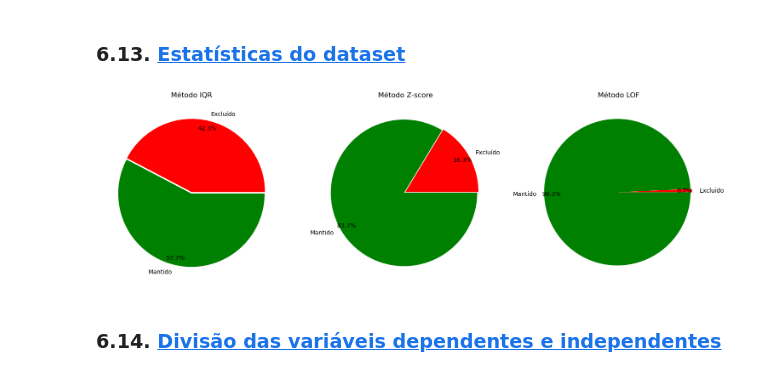
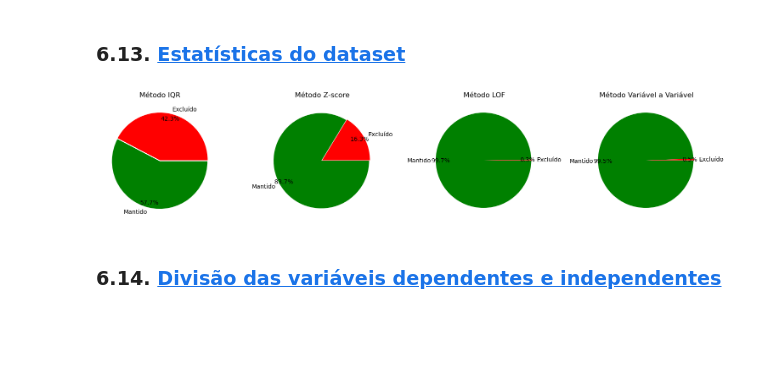
Before and after one commit to pfcv99/AC_Popularidade_musicas, a Jupyter notebook: Trabalho.ipynb, the cells around one changed output. Drawn from its saved outputs; the diff is of its cells as text; code cells hidden in the pictures; blank space fills up the shorter version.

```diff
--- a/Trabalho.ipynb
+++ b/Trabalho.ipynb
@@ -286,0 +478,15 @@ Outlier indices: [False False  True ... False False False]
+# %%
+%%R
+##Variavel Tempo
+ggplot(data, aes(x = song_category, y = tempo
+)) +
+  geom_boxplot() +
+  labs(title = "Box plot of Your Variable by Song Category",
+       x = "Song Category",
+       y = "Tempo")
+threshold1=230
+threshold2=0
+data <- data[!(data$tempo > threshold1), ]
+data <- data[!(data$tempo <= threshold2), ]
+dim(data)
+18831-18780 ##51 outliers eliminados
@@ -286,0 +508,9 @@ Outlier indices: [False False  True ... False False False]
+# %%
+
+%%R
+## 51/18831 = 0.003 percentagem de elementos removidos do dataset.
+## Limpeza muito minuciosa e pormenorizada.
+
+#### Estamos em condições de aplicar as metodologias.
+
+df_VAR <- data.frame(data)
@@ -286,0 +535,5 @@ Outlier indices: [False False  True ... False False False]
+# %%
+# Importar o DataFrame de R para Python
+df_VAR = %R df_VAR
+# %%
+df_VAR.set_index(pd.RangeIndex(start=1, stop=len(df_VAR)+1, step=1), inplace=True)
@@ -343,7 +613,7 @@ import matplotlib.pyplot as plt
 # Definindo as cores
 colors = ['green', 'red']  # Exemplo de cores: azul e laranja
 
-fig, axes = plt.subplots(1, 3, figsize=(15, 5))  # Criando uma figura com 3 subplots
+fig, axes = plt.subplots(1, 4, figsize=(15, 5))  # Criando uma figura com 3 subplots
 
 # Gráfico para df_IQR
 axes[0].set_title('Método IQR')
@@ -357,34 +627,46 @@ axes[0].pie([df_IQR.shape[0], df_raw.shape[0] - df_IQR.shape[0]],
             shadow=False,
             colors=colors)  # Adicionando a lista de cores
 
 # Gráfico para df_Z
 axes[1].set_title('Método Z-score')
 axes[1].pie([df_Z.shape[0], df_raw.shape[0] - df_Z.shape[0]],
             radius=1,
             labels=['Mantido', 'Excluído'],
             counterclock=False,
             autopct='%1.1f%%',
             pctdistance=0.9,
             explode=[0.02, 0],
             shadow=False,
             colors=colors)  # Adicionando a lista de cores
 
 # Gráfico para df_LOF
 axes[2].set_title('Método LOF')
 axes[2].pie([df_LOF.shape[0], df_raw.shape[0] - df_LOF.shape[0]],
             radius=1,
             labels=['Mantido', 'Excluído'],
             counterclock=False,
             autopct='%1.1f%%',
             pctdistance=0.9,
             explode=[0.02, 0],
             shadow=False,
             colors=colors)  # Adicionando a lista de cores
 
+# Gráfico para df_VAR
+axes[3].set_title('Método Variável a Variável')
+axes[3].pie([df_VAR.shape[0], df_raw.shape[0] - df_VAR.shape[0]],
+            radius=1,
+            labels=['Mantido', 'Excluído'],
+            counterclock=False,
+            autopct='%1.1f%%',
+            pctdistance=0.9,
+            explode=[0.02, 0],
+            shadow=False,
+            colors=colors)  # Adicionando a lista de cores
+
 plt.tight_layout()  # Ajusta o layout para evitar sobreposição de legendas
 plt.show()
 # %% [output]
-[figure, old version]
+[figure, new version]
 # %% [markdown]
 ### 6.14. <a id='toc6_14_'></a>[Divisão das variáveis dependentes e independentes](#toc0_)
 # %%
```
Also changed, not shown: parts of 73 cells of this notebook, 3 other files.
